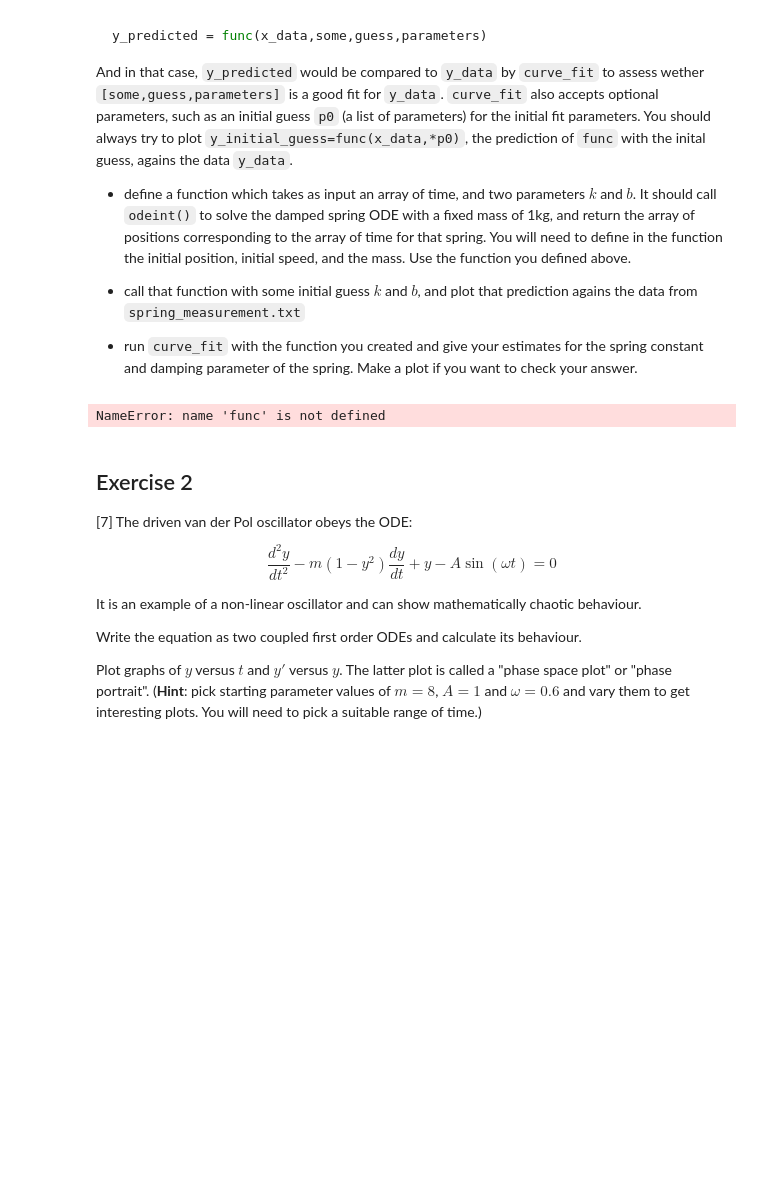
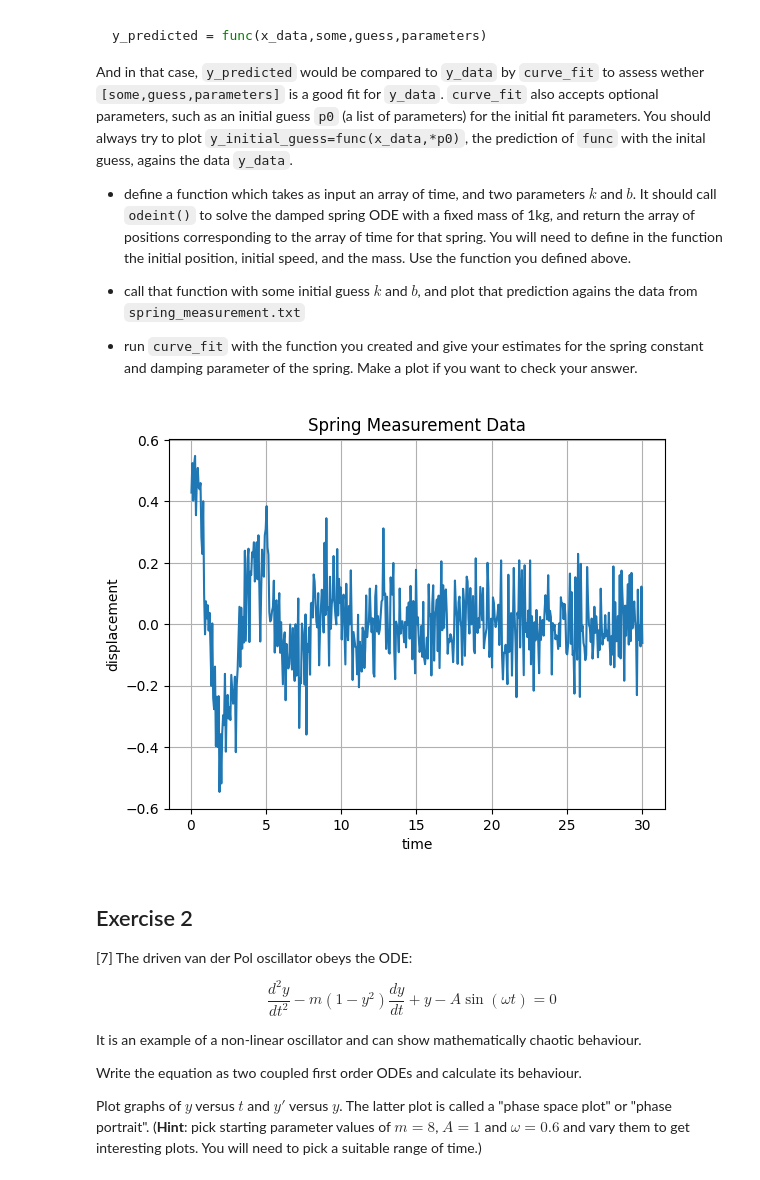
Before and after one commit to PX2145-2025/week-8-b-Finlay-Hall, a Jupyter notebook: ODEs.ipynb, the cells around one changed output. Saved outputs shown, nothing was run; the diff lists cells and outputs as text; code cells hidden in the pictures; blank space fills up the shorter version.

```diff
--- a/ODEs.ipynb
+++ b/ODEs.ipynb
@@ -303,19 +303,21 @@ And in that case, `y_predicted` would be compared to `y_data` by `curve_fit` to
 # %%
 from scipy.optimize import curve_fit
 import pandas as pd
 
 def f(y, t, k, m, b): # return derivatives of the array y
     return [ y[1], # the first equation dy[0]/dt
             -(k/m)*y[0] -(b/m)*y[1] # the second equation dy[1]/dt with b included
            ]
 
-df = pd.read_csv('spring_measurements.csv')
+df = pd.read_csv('spring_measurement.txt', comment='#', sep='\s+') # read in data
 
-y_predicted = func(x_data,some,guess,parameters)
-
-popt,pcov = curve_fit(func,x_data,y_data)
+plt.plot(df.iloc[:, 0], df.iloc[:, 1]) # use iloc to read individual columns
+plt.xlabel('time')
+plt.ylabel('displacement')
+plt.title('Spring Measurement Data')
+plt.grid()
 # %% [output]
-NameError: name 'func' is not defined
+[figure, added]
 # %% [markdown]
 ## Exercise 2
 
```
